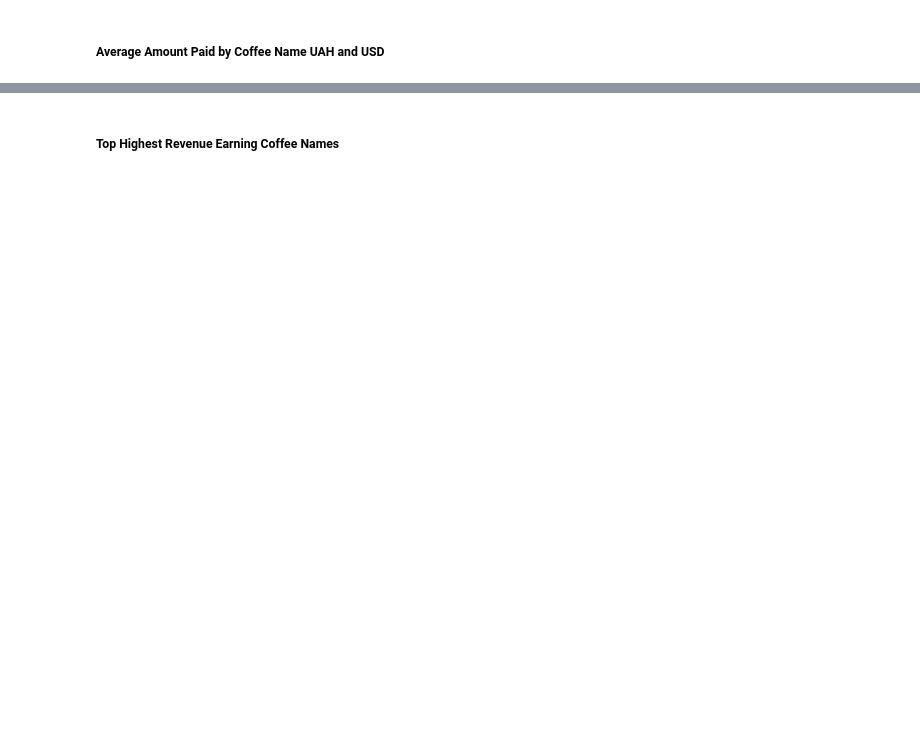
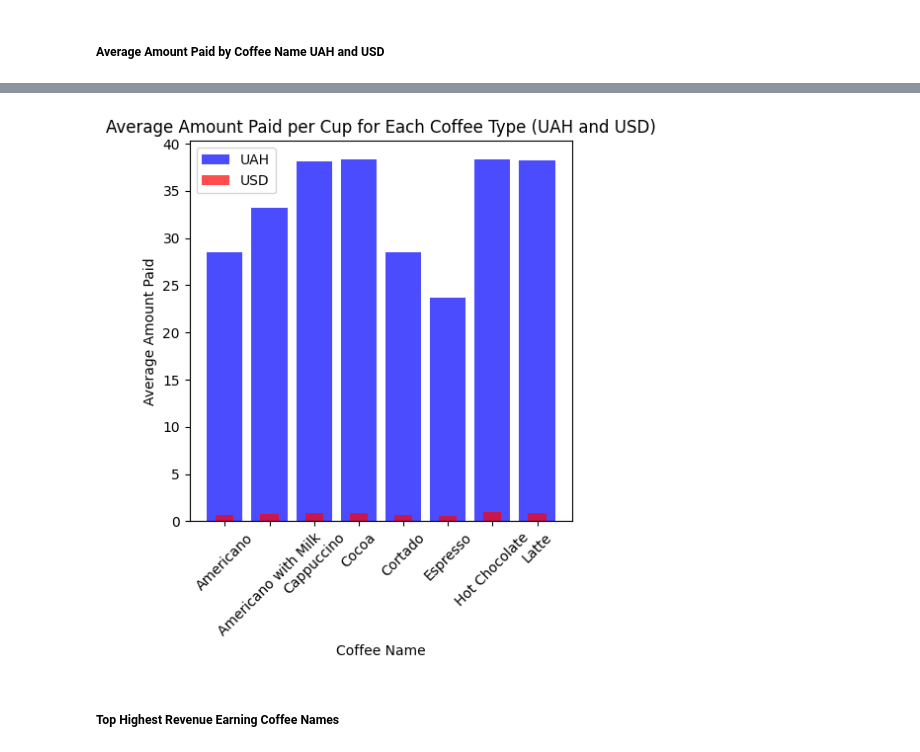
Before and after one commit to JoshuaFarara/KaggleWorld, a Jupyter notebook: notebooks/cofee_sales/coffee_sales_analyisis.ipynb, the cells around one changed output, grey strips where cells are left out. Drawn from its saved outputs; the diff is of its cells as text; code cells hidden in the pictures; blank space fills up the shorter version.

```diff
--- a/notebooks/cofee_sales/coffee_sales_analyisis.ipynb
+++ b/notebooks/cofee_sales/coffee_sales_analyisis.ipynb
@@ -426,15 +442,18 @@ print(average_amount_paid_usd)
 # %%
 # Plot average amount paid per cup for each coffee type in UAH and USD
 plt.figure(figsize=(5, 5))
 plt.bar(average_amount_paid_uah.index, average_amount_paid_uah, alpha=0.7, label='UAH', color='blue')
-plt.bar(average_amount_paid_usd.index, average_amount_paid_usd, alpha=0.7, label='USD', color='green', width=0.4)
+plt.bar(average_amount_paid_usd.index, average_amount_paid_usd, alpha=0.7, label='USD', color='red', width=0.4)
 plt.xlabel('Coffee Name')
 plt.ylabel('Average Amount Paid')
 plt.title('Average Amount Paid per Cup for Each Coffee Type (UAH and USD)')
 plt.legend()
 plt.xticks(rotation=45)
-plt.savefig('./visualizations/Average Amount Paid per Cup for Each Coffee Type (UAH and USD).jpg')
-plt.close()
+# plt.savefig('./visualizations/Average Amount Paid per Cup for Each Coffee Type (UAH and USD).jpg')
+# plt.close()
+plt.show()
+# %% [output]
+[figure, added]
 # %% [markdown]
 ##### Top Highest Revenue Earning Coffee Names
 # %%
```
Also changed, not shown: parts of 35 cells of this notebook, 1 other file.
